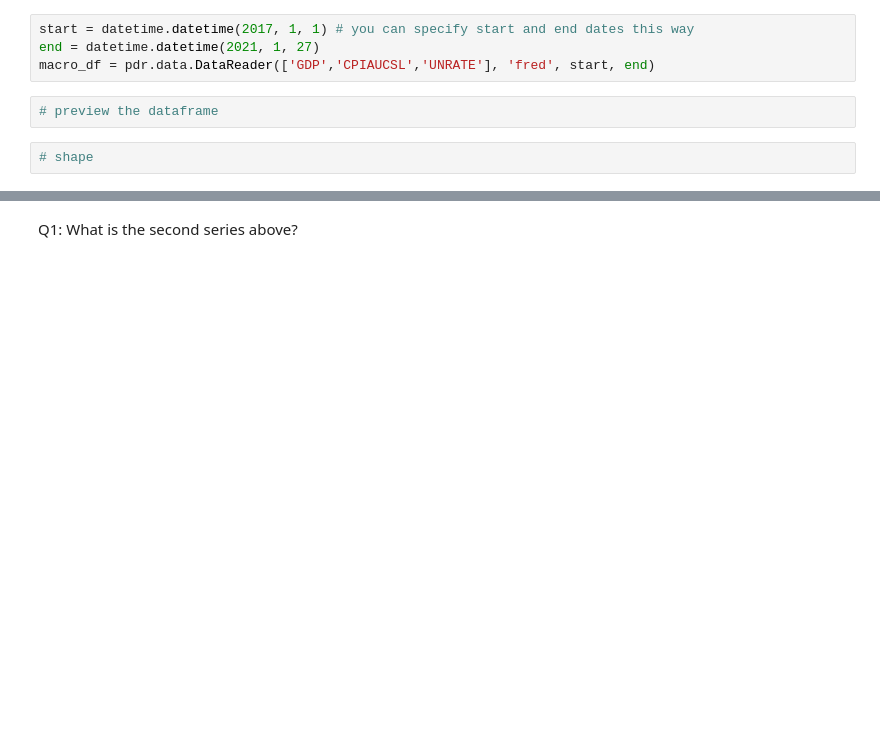
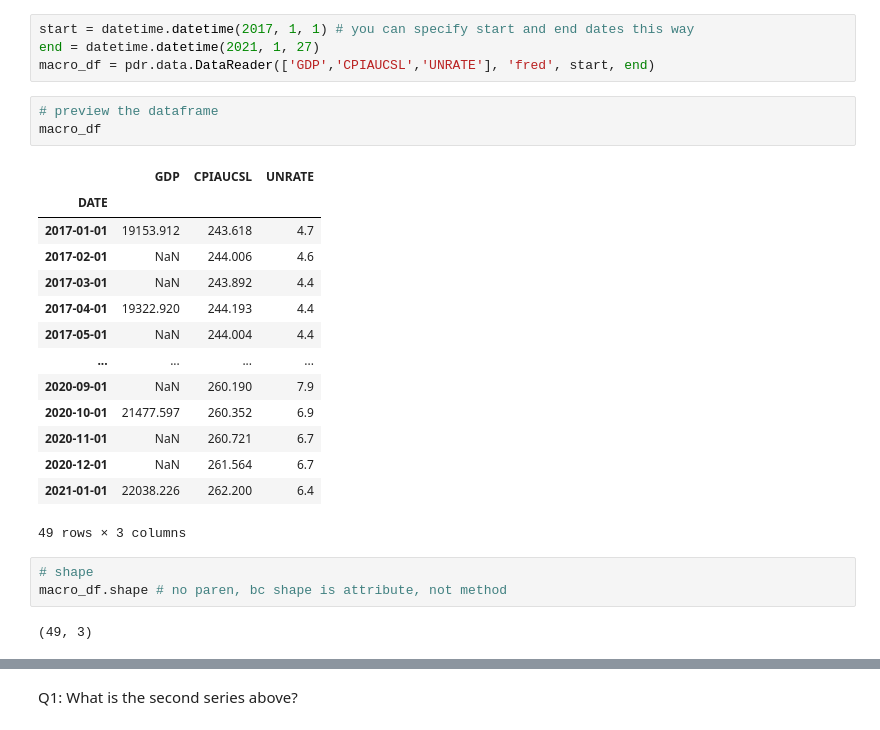
Before and after one commit to priyagb99/Class-Notes-920am, a Jupyter notebook: exercises/Pandas exercises.ipynb, the cells around one changed output, grey strips where cells are left out. Saved outputs shown, nothing was run; the diff lists cells and outputs as text; blank space fills up the shorter version.

```diff
--- a/exercises/Pandas exercises.ipynb
+++ b/exercises/Pandas exercises.ipynb
@@ -55,7 +56,26 @@ end = datetime.datetime(2021, 1, 27)
 macro_df = pdr.data.DataReader(['GDP','CPIAUCSL','UNRATE'], 'fred', start, end)
 # %%
 # preview the dataframe
+macro_df
+# %% [output]
+|  | GDP | CPIAUCSL | UNRATE |
+| DATE |  |  |  |
+| 2017-01-01 | 19153.912 | 243.618 | 4.7 |
+| 2017-02-01 | NaN | 244.006 | 4.6 |
+| 2017-03-01 | NaN | 243.892 | 4.4 |
+| 2017-04-01 | 19322.920 | 244.193 | 4.4 |
+| 2017-05-01 | NaN | 244.004 | 4.4 |
+| ... | ... | ... | ... |
+| 2020-09-01 | NaN | 260.190 | 7.9 |
+| 2020-10-01 | 21477.597 | 260.352 | 6.9 |
+| 2020-11-01 | NaN | 260.721 | 6.7 |
+| 2020-12-01 | NaN | 261.564 | 6.7 |
+| 2021-01-01 | 22038.226 | 262.200 | 6.4 |
+49 rows × 3 columns
-# %%
-# shape
+# %%
+# shape
+macro_df.shape # no paren, bc shape is attribute, not method
+# %% [output]
+(49, 3)
 # %%
 # variable types
```
Also changed, not shown: parts of 45 cells of this notebook, 2 other files.
